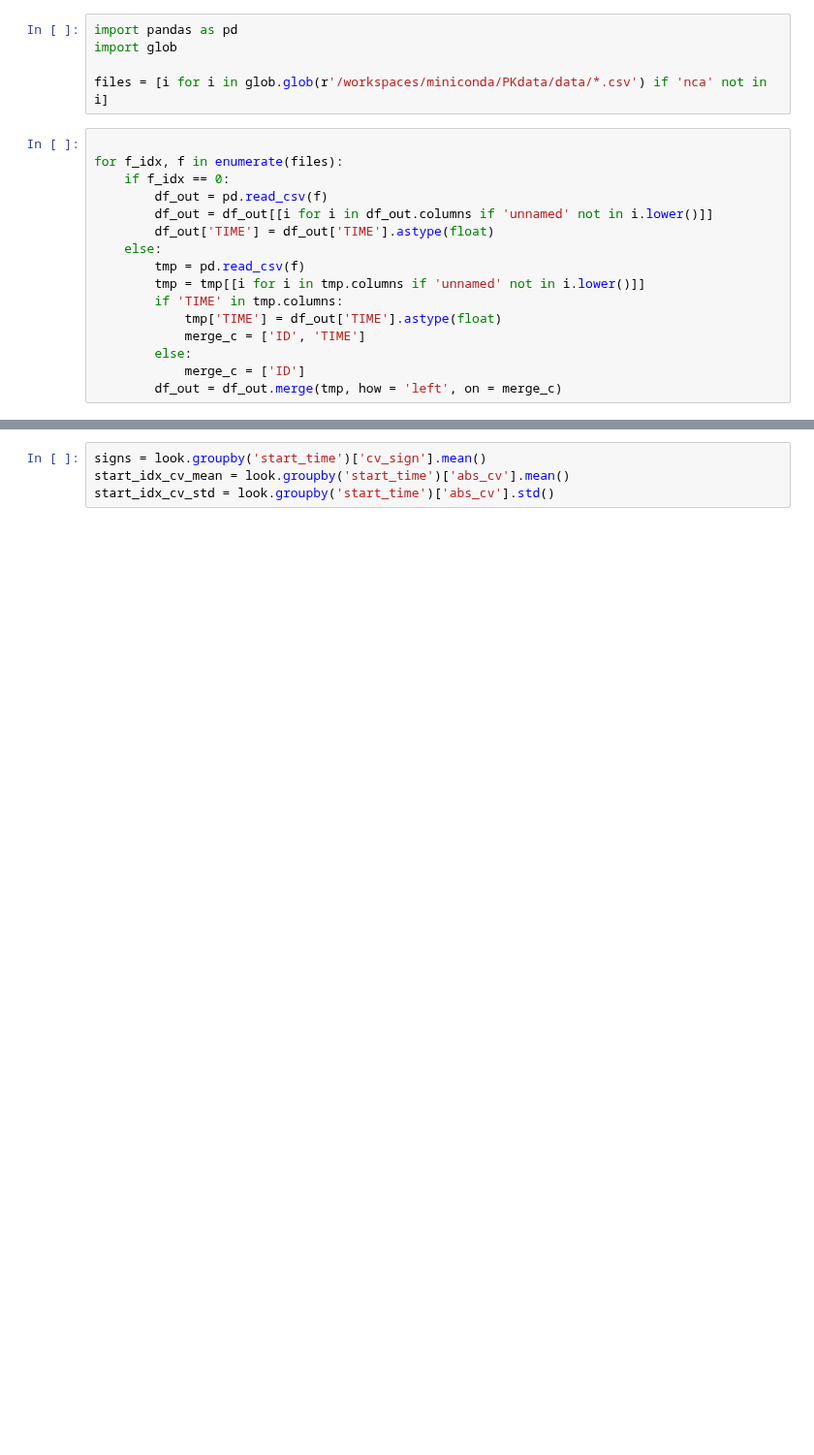
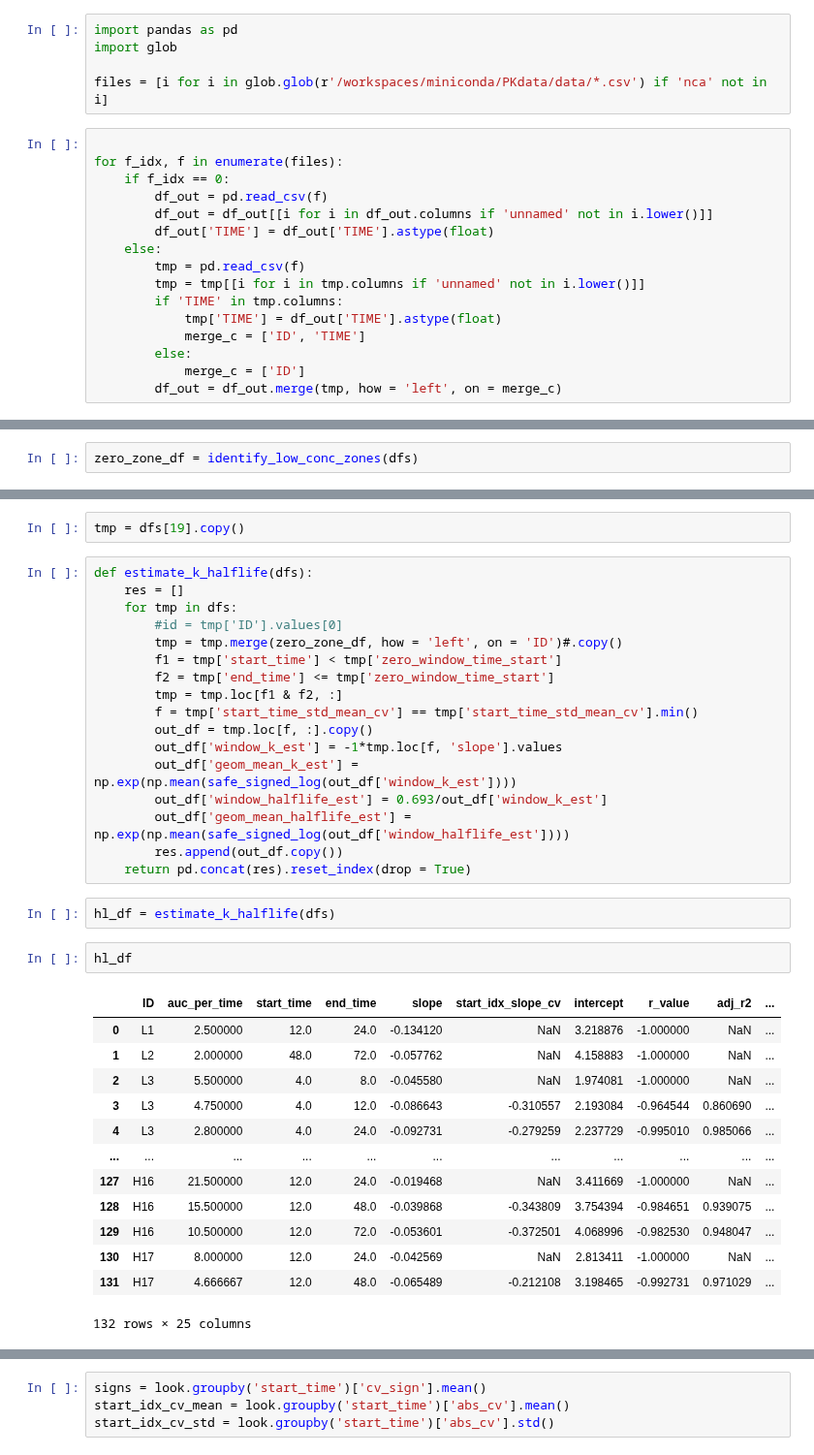
Before and after one commit to kelleyjbrady/NiceODE, a Jupyter notebook: NCA_demo.ipynb, the cells around one changed output, grey strips where cells are left out. Shown at 97% size. Cells and saved outputs as stored; diff of their text form; blank space fills up the shorter version.

```diff
--- a/NCA_demo.ipynb
+++ b/NCA_demo.ipynb
@@ -176,0 +88,2 @@ for sub in xth_df['ID'].unique():
+# %%
+zero_zone_df = identify_low_conc_zones(dfs)
@@ -176,0 +170,37 @@ for sub in xth_df['ID'].unique():
+# %%
+tmp = dfs[19].copy()
+# %%
+def estimate_k_halflife(dfs):
+    res = []
+    for tmp in dfs:
+        #id = tmp['ID'].values[0]
+        tmp = tmp.merge(zero_zone_df, how = 'left', on = 'ID')#.copy()
+        f1 = tmp['start_time'] < tmp['zero_window_time_start']
+        f2 = tmp['end_time'] <= tmp['zero_window_time_start']
+        tmp = tmp.loc[f1 & f2, :]
+        f = tmp['start_time_std_mean_cv'] == tmp['start_time_std_mean_cv'].min()
+        out_df = tmp.loc[f, :].copy()
+        out_df['window_k_est'] = -1*tmp.loc[f, 'slope'].values
+        out_df['geom_mean_k_est'] = np.exp(np.mean(safe_signed_log(out_df['window_k_est'])))
+        out_df['window_halflife_est'] = 0.693/out_df['window_k_est']
+        out_df['geom_mean_halflife_est'] = np.exp(np.mean(safe_signed_log(out_df['window_halflife_est'])))
+        res.append(out_df.copy())
+    return pd.concat(res).reset_index(drop = True)
+# %%
+hl_df = estimate_k_halflife(dfs)
+# %%
+hl_df
+# %% [output]
+|  | ID | auc_per_time | start_time | end_time | slope | start_idx_slope_cv | intercept | r_value | adj_r2 | ... |
+| 0 | L1 | 2.500000 | 12.0 | 24.0 | -0.134120 | NaN | 3.218876 | -1.000000 | NaN | ... |
+| 1 | L2 | 2.000000 | 48.0 | 72.0 | -0.057762 | NaN | 4.158883 | -1.000000 | NaN | ... |
+| 2 | L3 | 5.500000 | 4.0 | 8.0 | -0.045580 | NaN | 1.974081 | -1.000000 | NaN | ... |
+| 3 | L3 | 4.750000 | 4.0 | 12.0 | -0.086643 | -0.310557 | 2.193084 | -0.964544 | 0.860690 | ... |
+| 4 | L3 | 2.800000 | 4.0 | 24.0 | -0.092731 | -0.279259 | 2.237729 | -0.995010 | 0.985066 | ... |
+| ... | ... | ... | ... | ... | ... | ... | ... | ... | ... | ... |
+| 127 | H16 | 21.500000 | 12.0 | 24.0 | -0.019468 | NaN | 3.411669 | -1.000000 | NaN | ... |
+| 128 | H16 | 15.500000 | 12.0 | 48.0 | -0.039868 | -0.343809 | 3.754394 | -0.984651 | 0.939075 | ... |
+| 129 | H16 | 10.500000 | 12.0 | 72.0 | -0.053601 | -0.372501 | 4.068996 | -0.982530 | 0.948047 | ... |
+| 130 | H17 | 8.000000 | 12.0 | 24.0 | -0.042569 | NaN | 2.813411 | -1.000000 | NaN | ... |
+| 131 | H17 | 4.666667 | 12.0 | 48.0 | -0.065489 | -0.212108 | 3.198465 | -0.992731 | 0.971029 | ... |
+132 rows × 25 columns
```
Also changed, not shown: parts of 20 cells of this notebook, 1 other file.
